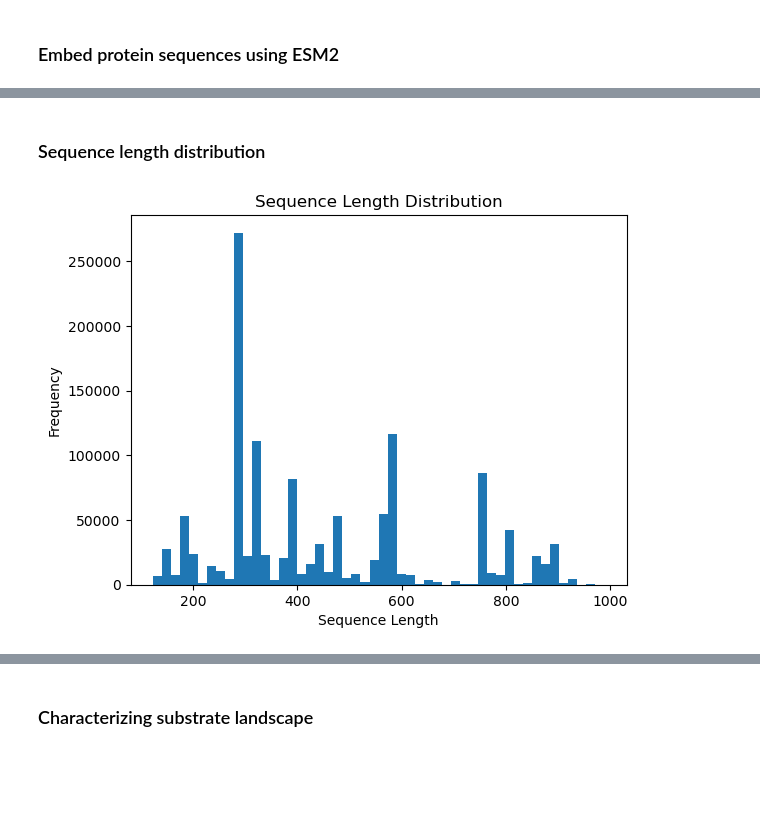
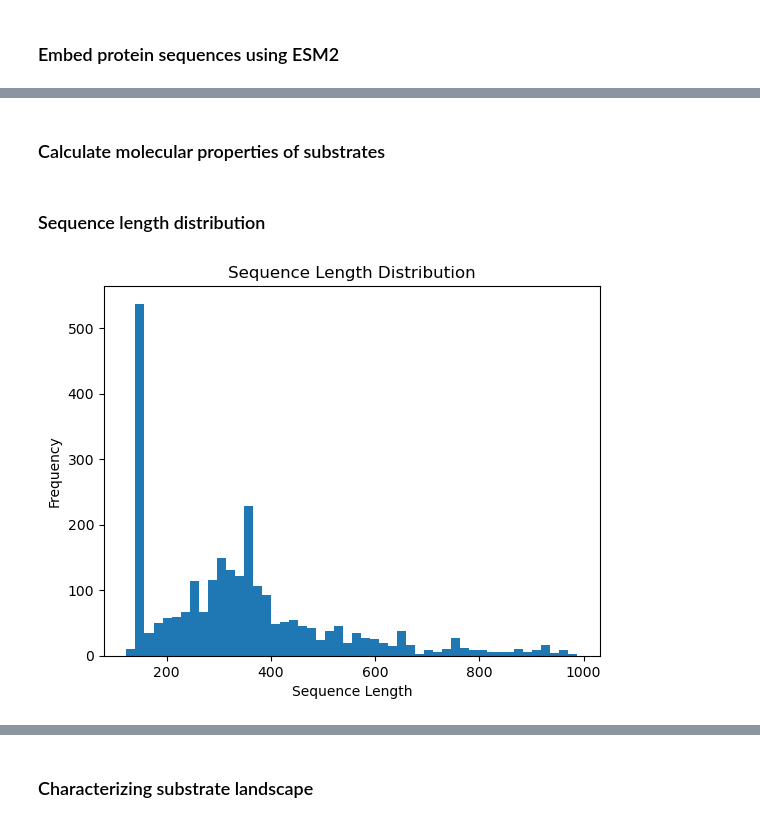
Before and after one commit to HelenSchmid/masterthesis, a Jupyter notebook: manuscript/N3_analyze_promiscuous_esterases.ipynb, the cells around one changed output, grey strips where cells are left out. Cells and saved outputs as stored; diff of their text form; code cells hidden in the pictures; blank space fills up the shorter version.

```diff
--- a/manuscript/N3_analyze_promiscuous_esterases.ipynb
+++ b/manuscript/N3_analyze_promiscuous_esterases.ipynb
@@ -141,0 +304,2 @@ plt.show()
+# %% [markdown]
+### Calculate molecular properties of substrates
@@ -144,17 +413,18 @@ plt.show()
 # %%
 import pandas as pd
 import matplotlib.pyplot as plt
 
 def plot_sequence_length_histogram_from_df(df, sequence_column="sequence"):
 
     sequence_lengths = df[sequence_column].apply(len)
     plt.hist(sequence_lengths, bins=50)  # Adjust the number of bins as needed
     plt.xlabel("Sequence Length")
     plt.ylabel("Frequency")
     plt.title("Sequence Length Distribution")
     plt.show()
 
-df_mmseqs2_esm2 = pd.read_pickle('/nvme2/helen/masterthesis/manuscript/esm2/promiscuous_esterases_mmseqs2_esm2.pkl')
-plot_sequence_length_histogram_from_df(df_mmseqs2_esm2)
+df_mmseqs2_esm2 = pd.read_pickle('/nvme2/helen/masterthesis/manuscript/promiscuous_esterases_mmseqs2_esm2.pkl')
+df_unique = df_mmseqs2_esm2.drop_duplicates(subset='UniprotID')
+plot_sequence_length_histogram_from_df(df_unique)
 # %% [output]
-[figure, old version]
+[figure, new version]
```
Also changed, not shown: parts of 35 cells of this notebook, 17 other files.
